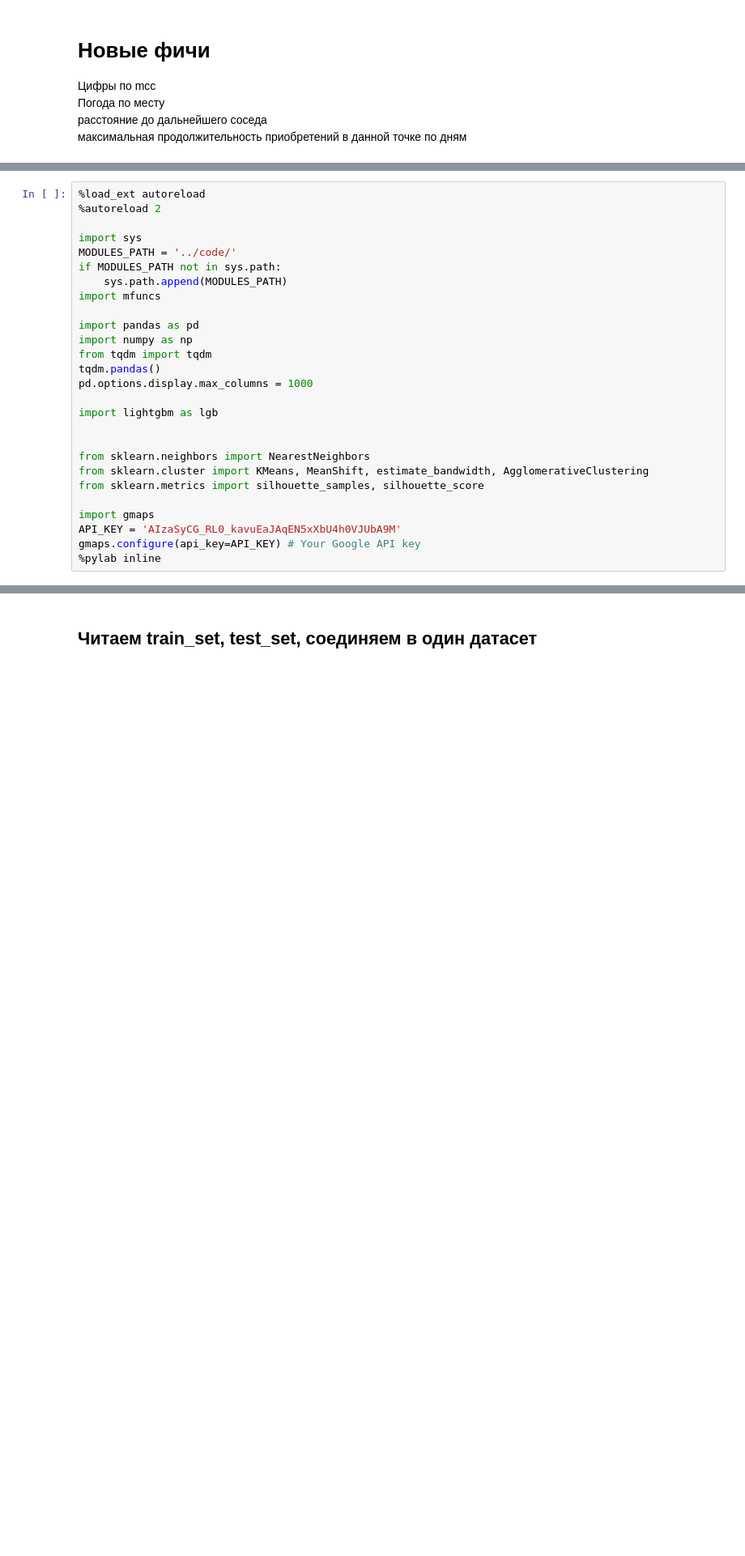
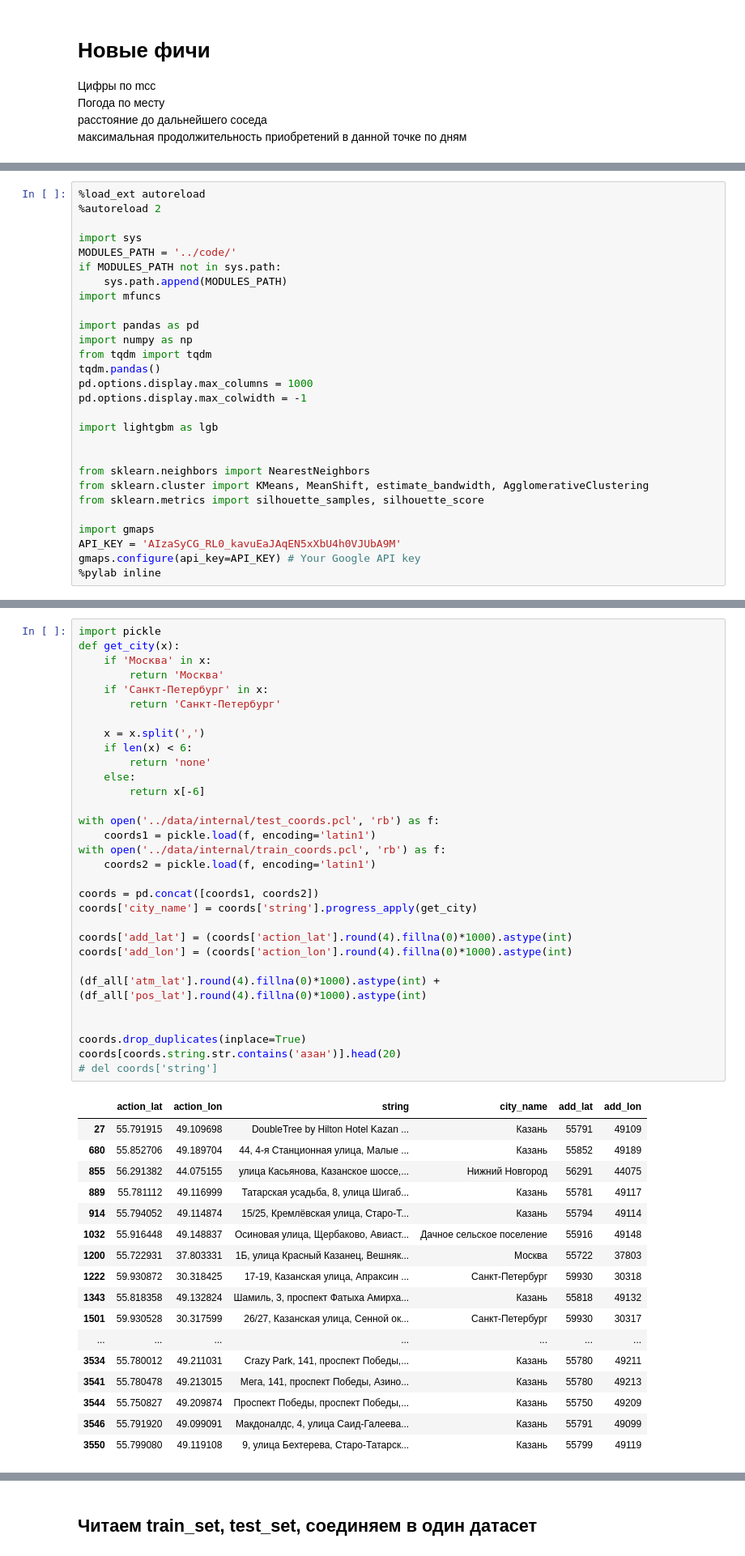
Before and after one commit to vasyarv/raif, a Jupyter notebook: notebooks/Baseline_2.ipynb, the cells around one changed output, grey strips where cells are left out. Shown at 81% size. Drawn from its saved outputs; the diff is of its cells as text; blank space fills up the shorter version.

```diff
--- a/notebooks/Baseline_2.ipynb
+++ b/notebooks/Baseline_2.ipynb
@@ -38,6 +38,7 @@ import numpy as np
 from tqdm import tqdm
 tqdm.pandas()
 pd.options.display.max_columns = 1000
+pd.options.display.max_colwidth = -1
 
 import lightgbm as lgb
 
@@ -55,3 +60,52 @@ Populating the interactive namespace from numpy and matplotlib
+# %%
+import pickle
+def get_city(x):
+    if 'Москва' in x:
+        return 'Москва'
+    if 'Санкт-Петербург' in x:
+        return 'Санкт-Петербург'
+
+    x = x.split(',')
+    if len(x) < 6:
+        return 'none'
+    else:
+        return x[-6]
+
+with open('../data/internal/test_coords.pcl', 'rb') as f:
+    coords1 = pickle.load(f, encoding='latin1')
+with open('../data/internal/train_coords.pcl', 'rb') as f:
+    coords2 = pickle.load(f, encoding='latin1')
+
+coords = pd.concat([coords1, coords2])
+coords['city_name'] = coords['string'].progress_apply(get_city)
+
+coords['add_lat'] = (coords['action_lat'].round(4).fillna(0)*1000).astype(int)
+coords['add_lon'] = (coords['action_lon'].round(4).fillna(0)*1000).astype(int)
+
+(df_all['atm_lat'].round(4).fillna(0)*1000).astype(int) + (df_all['pos_lat'].round(4).fillna(0)*1000).astype(int)
+
+
+coords.drop_duplicates(inplace=True)
+coords[coords.string.str.contains('азан')].head(20)
+# del coords['string']
+# %% [output]
+|  | action_lat | action_lon | string | city_name | add_lat | add_lon |
+| 27 | 55.791915 | 49.109698 | DoubleTree by Hilton Hotel Kazan ... | Казань | 55791 | 49109 |
+| 680 | 55.852706 | 49.189704 | 44, 4-я Станционная улица, Малые ... | Казань | 55852 | 49189 |
+| 855 | 56.291382 | 44.075155 | улица Касьянова, Казанское шоссе,... | Нижний Новгород | 56291 | 44075 |
+| 889 | 55.781112 | 49.116999 | Татарская усадьба, 8, улица Шигаб... | Казань | 55781 | 49117 |
+| 914 | 55.794052 | 49.114874 | 15/25, Кремлёвская улица, Старо-Т... | Казань | 55794 | 49114 |
+| 1032 | 55.916448 | 49.148837 | Осиновая улица, Щербаково, Авиаст... | Дачное сельское поселение | 55916 | 49148 |
+| 1200 | 55.722931 | 37.803331 | 1Б, улица Красный Казанец, Вешняк... | Москва | 55722 | 37803 |
+| 1222 | 59.930872 | 30.318425 | 17-19, Казанская улица, Апраксин ... | Санкт-Петербург | 59930 | 30318 |
+| 1343 | 55.818358 | 49.132824 | Шамиль, 3, проспект Фатыха Амирха... | Казань | 55818 | 49132 |
+| 1501 | 59.930528 | 30.317599 | 26/27, Казанская улица, Сенной ок... | Санкт-Петербург | 59930 | 30317 |
+| ... | ... | ... | ... | ... | ... | ... |
+| 3534 | 55.780012 | 49.211031 | Crazy Park, 141, проспект Победы,... | Казань | 55780 | 49211 |
+| 3541 | 55.780478 | 49.213015 | Мега, 141, проспект Победы, Азино... | Казань | 55780 | 49213 |
+| 3544 | 55.750827 | 49.209874 | Проспект Победы, проспект Победы,... | Казань | 55750 | 49209 |
+| 3546 | 55.791920 | 49.099091 | Макдоналдс, 4, улица Саид-Галеева... | Казань | 55791 | 49099 |
+| 3550 | 55.799080 | 49.119108 | 9, улица Бехтерева, Старо-Татарск... | Казань | 55799 | 49119 |
 # %%
 # Определим типы колонок для экономии памяти
 dtypes = {
```
Also changed, not shown: parts of 16 cells of this notebook.
